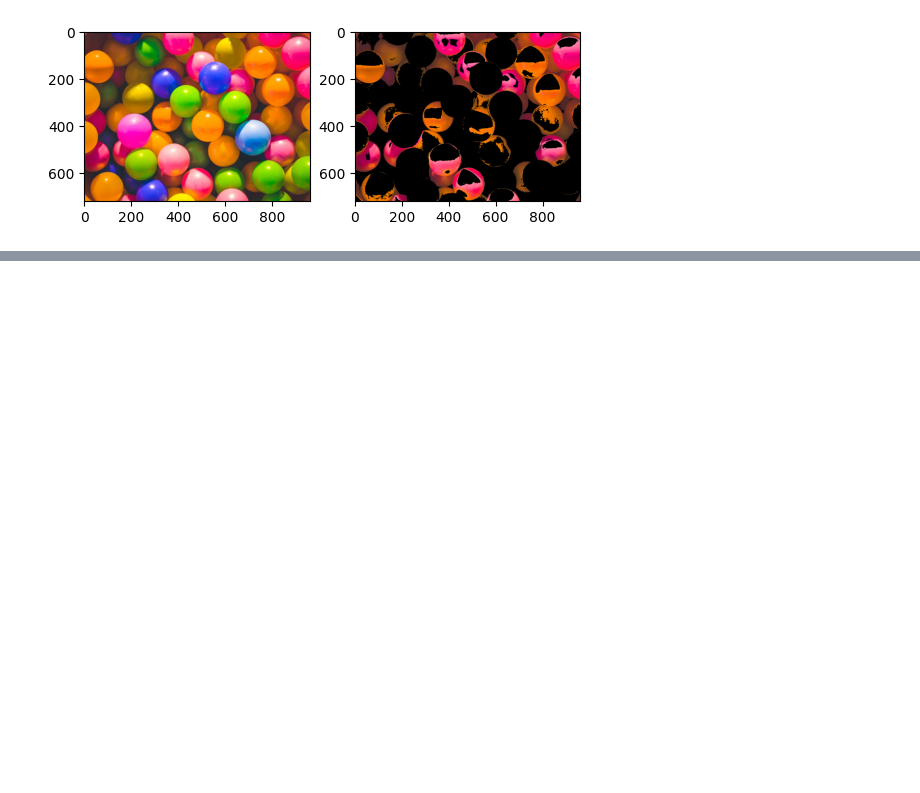
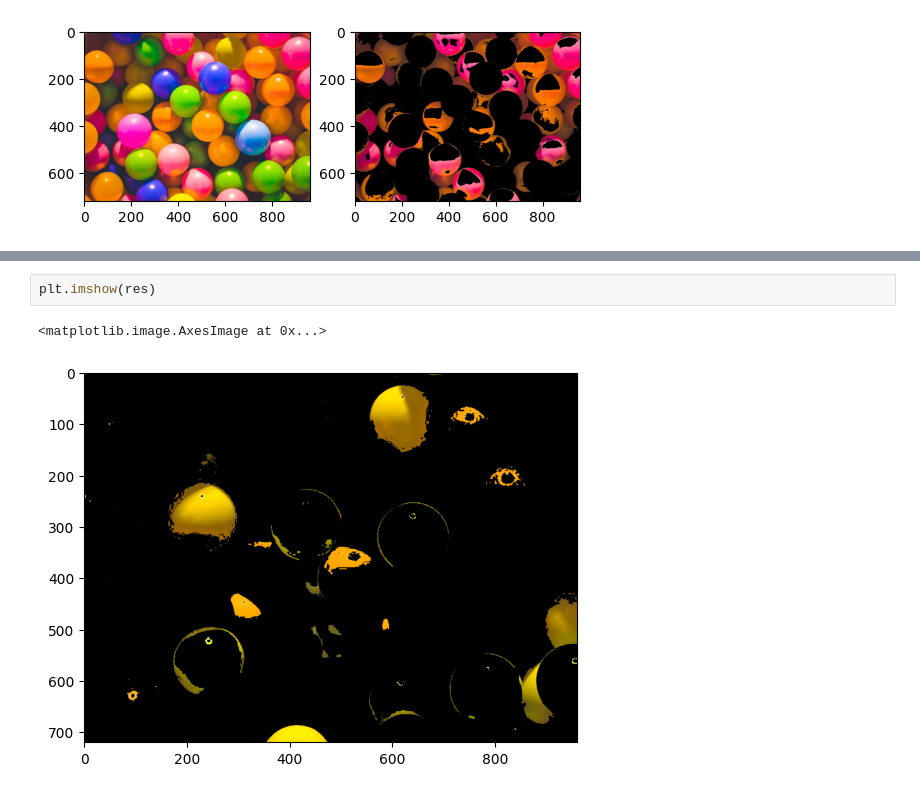
Before and after one commit to m-ramuk-nura/Computer-Vision, a Jupyter notebook: FundamentalsOfCv/FundamentalsOfCV.ipynb, the cells around one changed output, grey strips where cells are left out. Cells and saved outputs as stored; diff of their text form; blank space fills up the shorter version.

```diff
--- a/FundamentalsOfCV.ipynb
+++ b/FundamentalsOfCv/FundamentalsOfCV.ipynb
@@ -232,0 +260,5 @@ plt.show()
+# %%
+plt.imshow(res)
+# %% [output]
+<matplotlib.image.AxesImage at 0x...>
+[figure, added]
```
Also changed, not shown: parts of 7 cells of this notebook, 4 other files.
